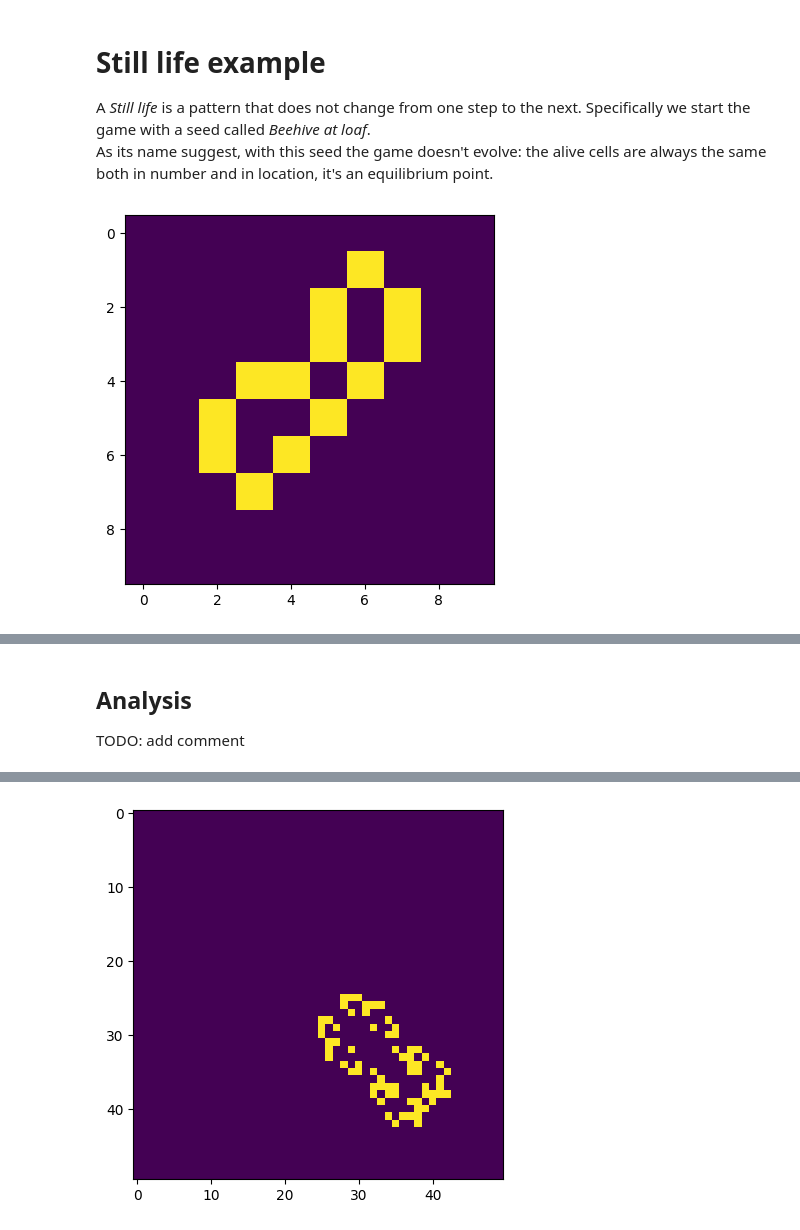
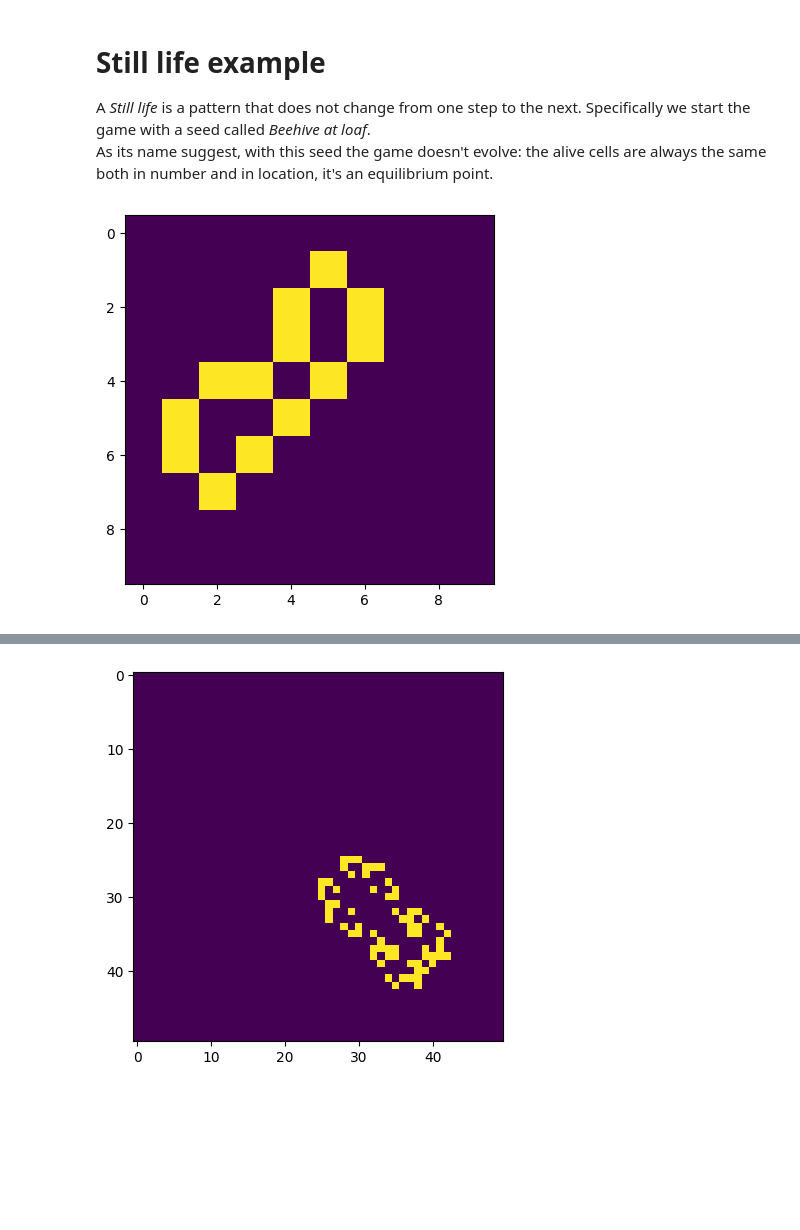
Before and after one commit to ciminoV/SCWP23Project_Group2, a Jupyter notebook: Project.ipynb, the cells around one changed output, grey strips where cells are left out. Drawn from its saved outputs; the diff is of its cells as text; code cells hidden in the pictures; blank space fills up the shorter version.

```diff
--- a/Project.ipynb
+++ b/Project.ipynb
@@ -412,26 +385,34 @@ As its name suggest, with this seed the game doesn't evolve: the alive cells are
 # %%
 # Load pattern from file.
 still_pattern = 'beehiveatloaf.cells.txt'
-still_grid = loadPattern(still_pattern, 10, 10, (1, 2))
+still_grid = loadPattern(still_pattern, 10, 10, (1, 1))
+
+# Original configuration
+still_igrid = still_grid.copy()
+
+# List of period flags:
+# 1 if the pattern returned to the original configuration at i-th step;
+# 0 otherwise
+still_period = []
 
 # How many alive cells at each step
 still_occupancy = []
 
 # How many cells change state at each step
 still_heat = [];
 
 # Plot initial seed
 fig, ax = plt.subplots()
 img = ax.imshow(still_grid, interpolation='nearest')
 plt.plot()
 
 # Set up the animation and save the first frame
-still_out = animation.FuncAnimation(fig, partial(update, img=img, grid=still_grid,
-                                                occupancy=still_occupancy, heat=still_heat),
+still_out = animation.FuncAnimation(fig, partial(update, img=img, grid=still_grid, initial_grid = still_igrid,
+                            period = still_period, occupancy=still_occupancy, heat=still_heat),
                             frames=n_steps, interval=inter,
                             init_func=lambda: saveFrame(0, img))
 # %% [output]
-[figure, old version]
+[figure, new version]
 # %%
 # Save and show animation
 gif_name = 'beehiveatloaf.gif'
@@ -441,6 +422,3 @@ Image(url=gif_name)
 # %% [output]
 [interactive output not drawn]
 <Figure size 640x480 with 0 Axes>
-# %% [markdown]
-## Analysis
-TODO: add comment
```
Also changed, not shown: parts of 29 cells of this notebook.
